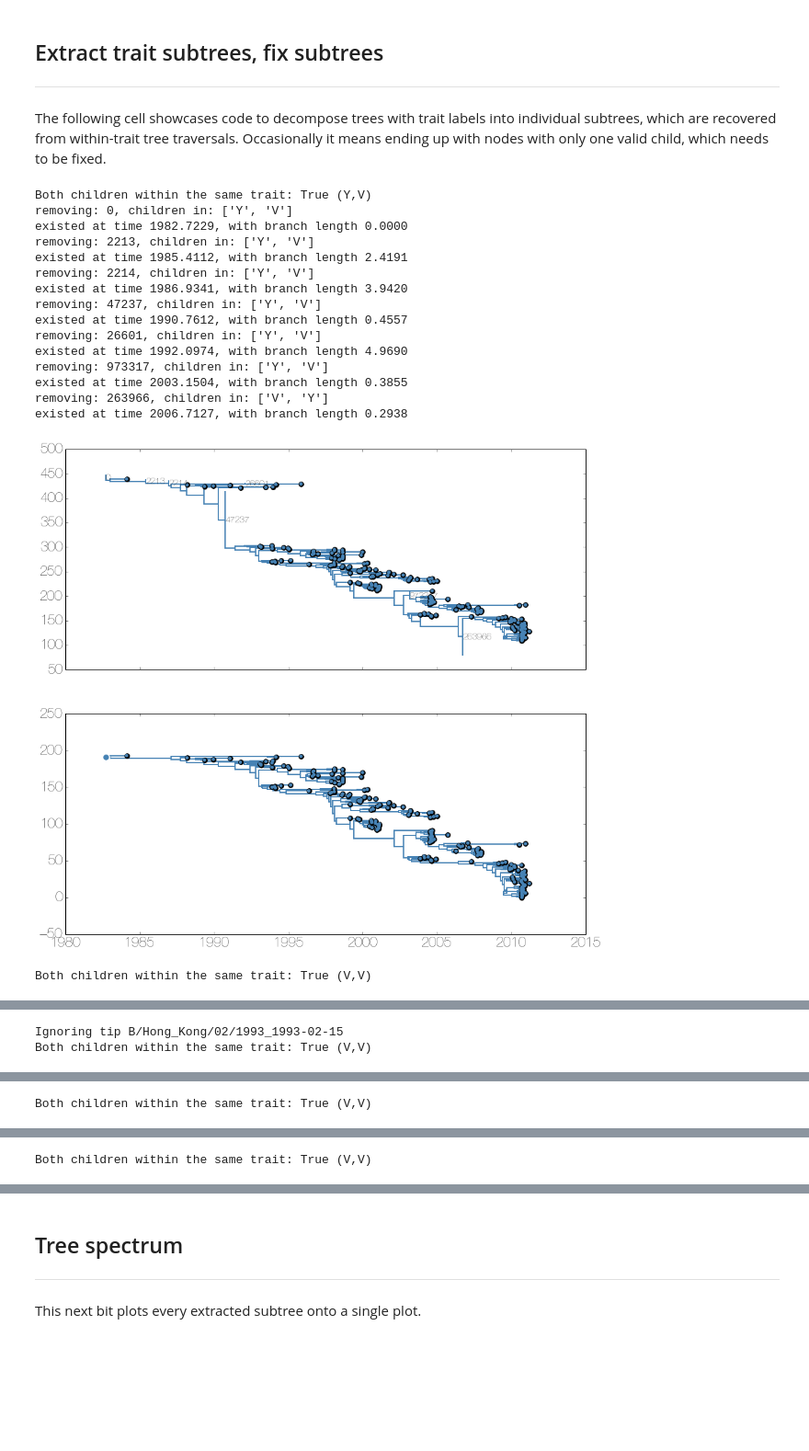
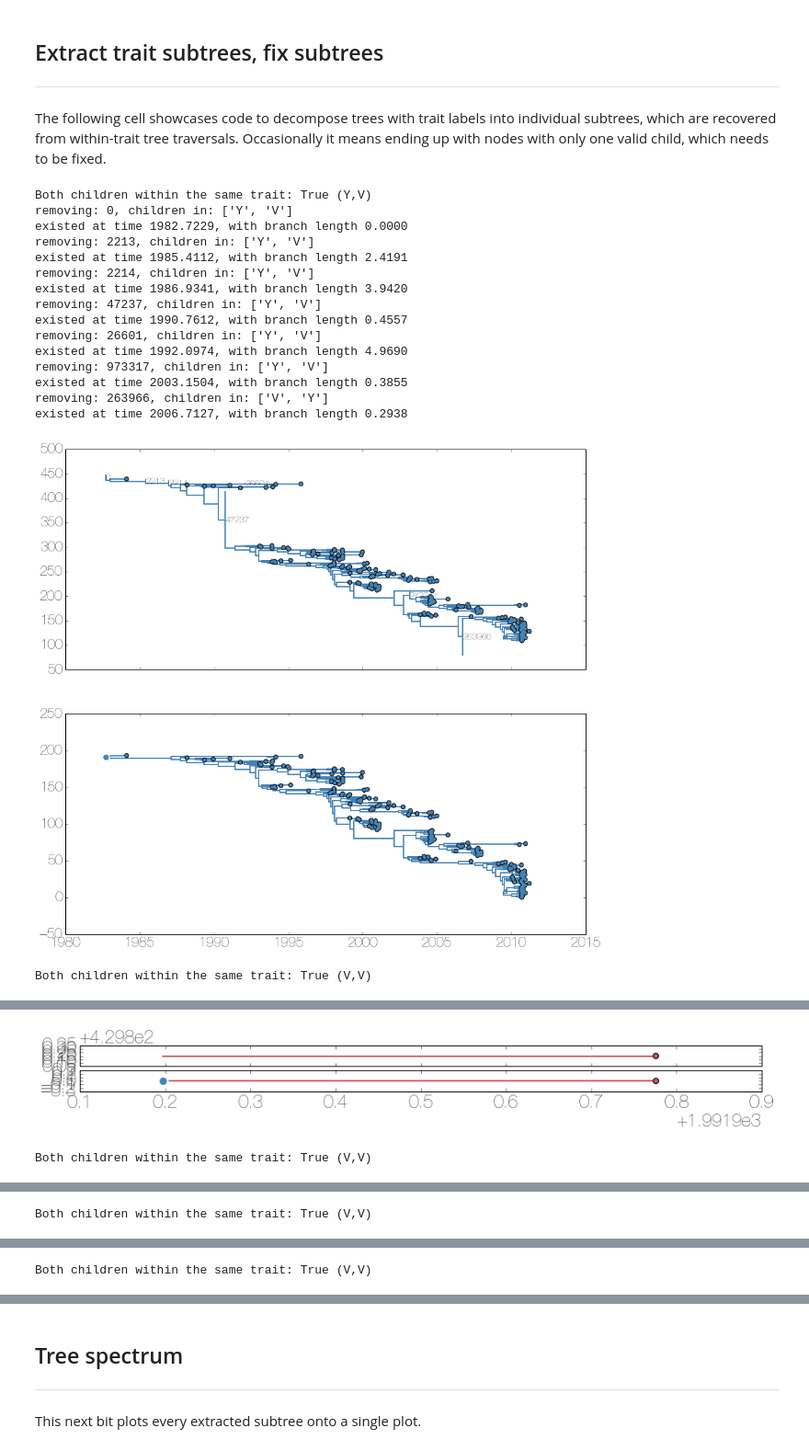
Before and after one commit to evogytis/baltic, a Jupyter notebook: austechia.ipynb, the cells around one changed output, grey strips where cells are left out. Shown at 92% size. Drawn from its saved outputs; the diff is of its cells as text; code cells hidden in the pictures; blank space fills up the shorter version.

```diff
--- a/austechia.ipynb
+++ b/austechia.ipynb
@@ -216,7 +221,8 @@ branchWidth=2 ## default branch width
 
 cmap=mpl.cm.viridis
 
-cc=ll.collapseNodes('posterior',0.5) ## collapse branches below 0.5 posterior probability
+# cc=ll.collapseNodes('posterior',lambda x:x<=0.5) ## collapse branches below 0.5 posterior probability
+cc=ll.collapseNodes('index',lambda x:x>1000000) ## collapse branches whose index in tree string are above 1 million
 cc.sortBranches() ## sort branches, also redraws tree
 
 print len(ll.Objects),len(cc.Objects) ## check how many branches were collapsed
@@ -233,14 +239,8 @@ for k in cc.Objects: ## iterate over objects in tree
     if xp==None:
         xp=x
 
-#     c='indianred' ## colour can be fixed
     c=cmap(k.height/ll.treeHeight) ## or be a function of something else
-#     c=[cmap(k.traits['posterior']) if k.traits.has_key('posterior') else cmap(1.0)][0]
-#     c=['indianred' if k.traits['PB1']=='V' else 'steelblue'][0] ## can be discrete too
-
     if isinstance(k,bt.leaf) or k.branchType=='leaf': ## if leaf...
-        #x=decimalDate(k.name.split('_')[-1],variable=True) ## get x position from name
-
         s=50 ## tip size can be fixed
         s=20+30*k.height/ll.treeHeight
 
@@ -252,6 +252,6 @@ for k in cc.Objects: ## iterate over objects in tree
 
     ax.plot([xp,x],[y,y],lw=branchWidth,color=c,ls='-',zorder=9) ## plot actual branch (horizontal)
 
-ax.set_ylim(-5,len(ll.Objects)/2+10)
+ax.set_ylim(-5,len(cc.leaves)+5)
 plt.show()
 # %% [output]
@@ -265,9 +265,6 @@ The following cell showcases code to decompose trees with trait labels into indi
 traitName='PB1'
 branchWidth=2
 tipSize=30
-
-import numpy as np
-import copy
 
 ll.root.traits[traitName]='ancestor' ## add fake trait to root of the tree
 
@@ -296,8 +293,8 @@ for l in ll.Objects:
         ## if dealing with a leaf - proceed
         if isinstance(k,bt.leaf) or k.branchType=='leaf':
             N_children=1
-            proceed=False
-            print 'Ignoring tip %s'%(k.name)
+            proceed=True
+#             print 'Ignoring tip %s'%(k.name)
         else:
             N_children=len(k.leaves)
             ## check if both children of node are in the same location - proceed only if they are
@@ -313,10 +310,6 @@ for l in ll.Objects:
             subtree_leaves=[x.numName for x in subtree if isinstance(x,bt.leaf)]
 
             fig, (ax1, ax2) = plt.subplots(2, 1, sharex=True,figsize=(15,1+np.log10(len(subtree))*5),squeeze=True) ## start bi-plot with a shared x axis
-
-#             node_times=[w.absoluteTime for w in subtree if w.absoluteTime!=None]
-#             node_times+=[subtree[0].absoluteTime-subtree[0].length]
-#             node_ys=[w.y for w in subtree]
 
             ## plot uncorrected subtree in first subplot
             for w in subtree:
@@ -335,7 +328,7 @@ for l in ll.Objects:
 
                 if isinstance(w,bt.leaf) or w.branchType=='leaf':
                     ax1.scatter(x,y,s=tipSize,facecolor=c,edgecolor='none',zorder=100)
-                    ax1.scatter(x,y,s=tipSize+30,facecolor='k',edgecolor='k',zorder=99)
+                    ax1.scatter(x,y,s=tipSize+30,facecolor='k',edgecolor='none',zorder=99)
 
                 elif isinstance(w,bt.node) or w.branchType=='node':
                     yl=w.children[0].y
@@ -374,8 +367,7 @@ for l in ll.Objects:
             local_tree=bt.tree() ## create a new tree object where the subtree will be
             local_tree.Objects=subtree ## assign objects
 
-            ## connect objects with the root
-            local_tree.root.children.append(subtree[0])
+            local_tree.root.children.append(subtree[0]) ## connect objects with the root
             subtree[0].parent=local_tree.root
             local_tree.root.absoluteTime=subtree[0].absoluteTime-subtree[0].length
             local_tree.sortBranches() ## sort branches, draw small tree
@@ -383,8 +375,7 @@ for l in ll.Objects:
             local_tree.root.x=local_tree.Objects[0].x
             local_tree.root.y=local_tree.Objects[0].y
 
-            ## remember subtree string, subtree object itself
-            tree_strings[kc].append(local_tree.toString())
+            tree_strings[kc].append(local_tree.toString()) ## remember subtree string, subtree object itself
             subtype_trees[kc].append((kpc,local_tree))
 
             oriC=['indianred' if kpc=='V' else 'steelblue'][0] ## get colour of the (sub)tree's origin
@@ -395,12 +386,7 @@ for l in ll.Objects:
                 oriX=local_tree.Objects[0].parent.absoluteTime
                 oriY=local_tree.Objects[0].y
 
-            ## plot circle at the base of each subtree
-            ax2.scatter(oriX,oriY,120,facecolor=oriC,edgecolor='w',lw=2,zorder=200)
-
-            #node_times=[w.absoluteTime for w in subtree if w.absoluteTime!=None]
-            #node_times+=[subtree[0].absoluteTime-subtree[0].length]
-            #node_ys=[w.y for w in subtree]
+            ax2.scatter(oriX,oriY,120,facecolor=oriC,edgecolor='w',lw=2,zorder=200) ## plot circle at the base of each subtree
 
             for w in subtree: ## plot fixed subtree onto secondary plot
                 c=['indianred' if w.traits[traitName]=='V' else 'steelblue'][0]
@@ -415,36 +401,36 @@ for l in ll.Objects:
                     xp=w.parent.absoluteTime
                     yp=w.parent.y
 
-                if isinstance(w,bt.leaf):
+                if w.branchType=='leaf':
                     ax2.scatter(x,y,s=tipSize,facecolor=c,edgecolor='none',zorder=100) ## plot tip circle
-                    ax2.scatter(x,y,s=tipSize+30,facecolor='k',edgecolor='k',zorder=99)
+                    ax2.scatter(x,y,s=tipSize+30,facecolor='k',edgecolor='none',zorder=99)
 
-                elif isinstance(w,bt.node):
+                elif w.branchType=='node':
                     yl=w.children[0].y
                     yr=w.children[-1].y
 
                     ax2.plot([x,x],[yl,yr],color=c,lw=branchWidth,zorder=98) ## plot vertical bar
 
                 ax2.plot([x,xp],[y,y],color=c,lw=branchWidth,zorder=98) ## plot branch
 
             plt.show()
 
 print 'Done!'
 # %% [output]
 Both children within the same trait: True (Y,V)
 removing: 0, children in: ['Y', 'V']
 existed at time 1982.7229, with branch length 0.0000
 removing: 2213, children in: ['Y', 'V']
 existed at time 1985.4112, with branch length 2.4191
 removing: 2214, children in: ['Y', 'V']
 existed at time 1986.9341, with branch length 3.9420
 removing: 47237, children in: ['Y', 'V']
 existed at time 1990.7612, with branch length 0.4557
 removing: 26601, children in: ['Y', 'V']
 existed at time 1992.0974, with branch length 4.9690
 removing: 973317, children in: ['Y', 'V']
 existed at time 2003.1504, with branch length 0.3855
 removing: 263966, children in: ['V', 'Y']
 existed at time 2006.7127, with branch length 0.2938
-[figure, old version]
+[figure, new version]
 Both children within the same trait: True (V,V)
@@ -452,2 +438,2 @@ Both children within the same trait: True (V,V)
+[figure, new version]
-Ignoring tip B/Hong_Kong/02/1993_1993-02-15
 Both children within the same trait: True (V,V)
```
Also changed, not shown: parts of 17 cells of this notebook, 1 other file.
